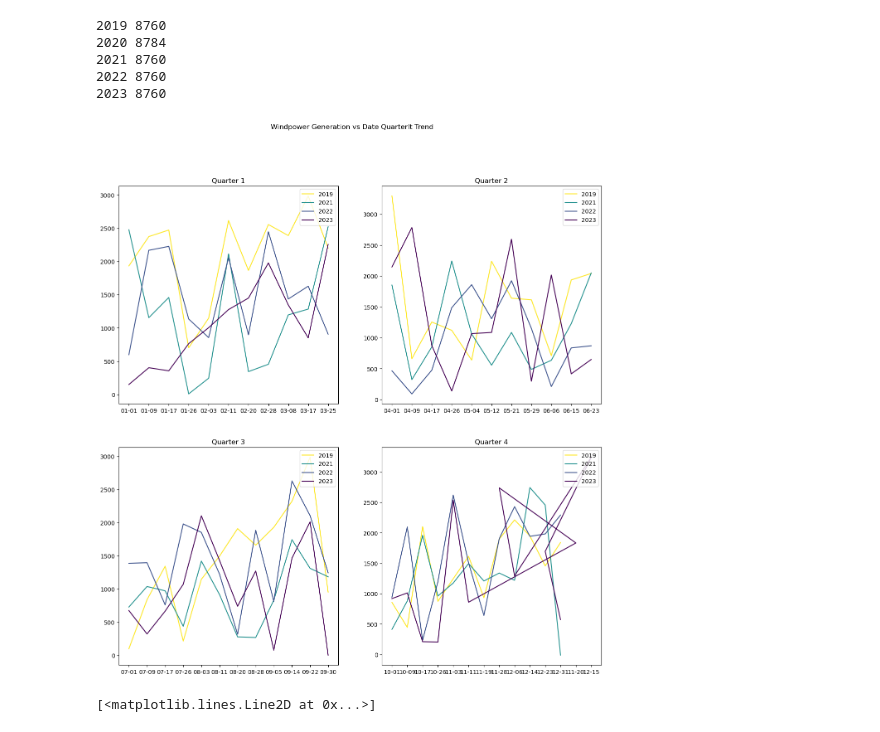
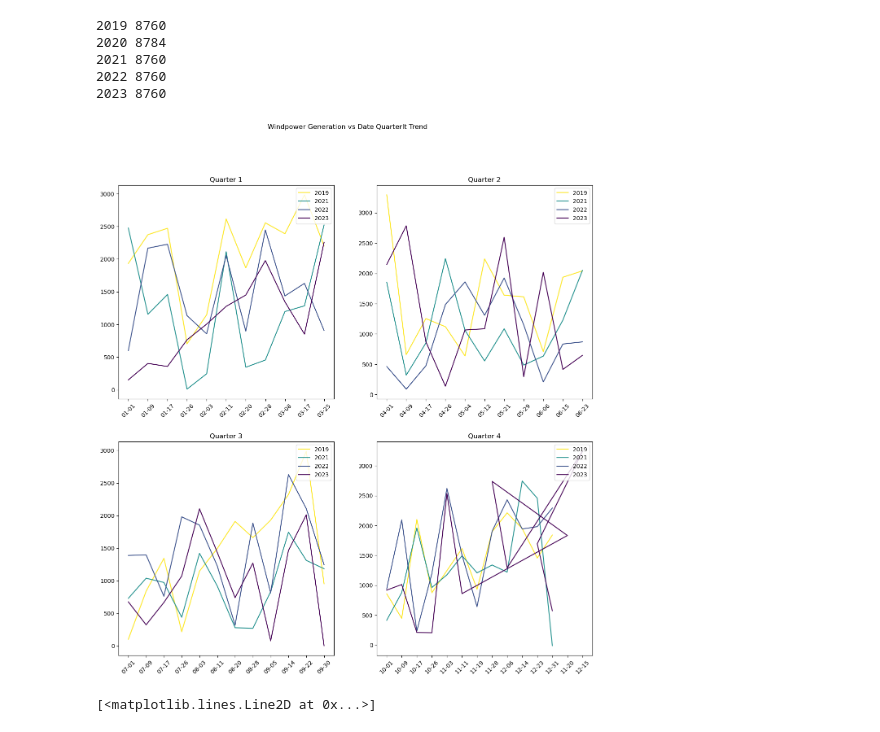
Before and after one commit to AndreaFodor/windPower, a Jupyter notebook: EDA/power_output_trend.ipynb, the cells around one changed output. Cells and saved outputs as stored; diff of their text form; code cells hidden in the pictures.

```diff
--- a/EDA/power_output_trend.ipynb
+++ b/EDA/power_output_trend.ipynb
@@ -71,31 +71,32 @@ for s in ["2019","2020","2021","2022","2023"]:
 # %%
 # Extract 'Year' and 'Month-Day' for plotting
 df['Quarter'] = df['Date'].apply(lambda x: x.quarter)
 
 figure, axis = plt.subplots(2, 2, figsize=(15, 15))
 quarter_dict = {1: (0,0), 2:(0,1), 3: (1,0), 4: (1,1)}
-figure.suptitle("Windpower Generation vs Date Quarterlt Trend")
+figure.suptitle("Windpower Generation vs Date Quarterly Trend")
 
 #no_points_per_year = 100
 steps = 200
 years = sorted(df['Year'].unique())
 colors = plt.cm.viridis_r(np.linspace(0, 1, len(years)))
 
 for i, year in enumerate(years):
     if year.astype(str) == '2020':   # WARNING: possible need of data cleaning for 2020
         continue
     yearly_data = df[df['Year'] == year].sort_values('MonthDay')
     for q in [1,2,3,4]:
         quarterly_data = yearly_data[yearly_data['Quarter'] == q]
         quarterly_data_steps = quarterly_data[0:-1:steps]   #exclude points while plotting
         ax = axis[quarter_dict[q]]
         ax.plot(quarterly_data_steps ['MonthDay'], quarterly_data_steps ['Wind'], label=str(year), color=colors[i])
         ax.set_title(f"Quarter {q}")
         ax.legend(loc='upper right')
+        ax.tick_params(axis='x', rotation = 45)
 
 plt.show()
 # %% [output]
-[figure, old version]
+[figure, new version]
 # %%
 # the naive approach to plot where you can't see anything basically
 
```
